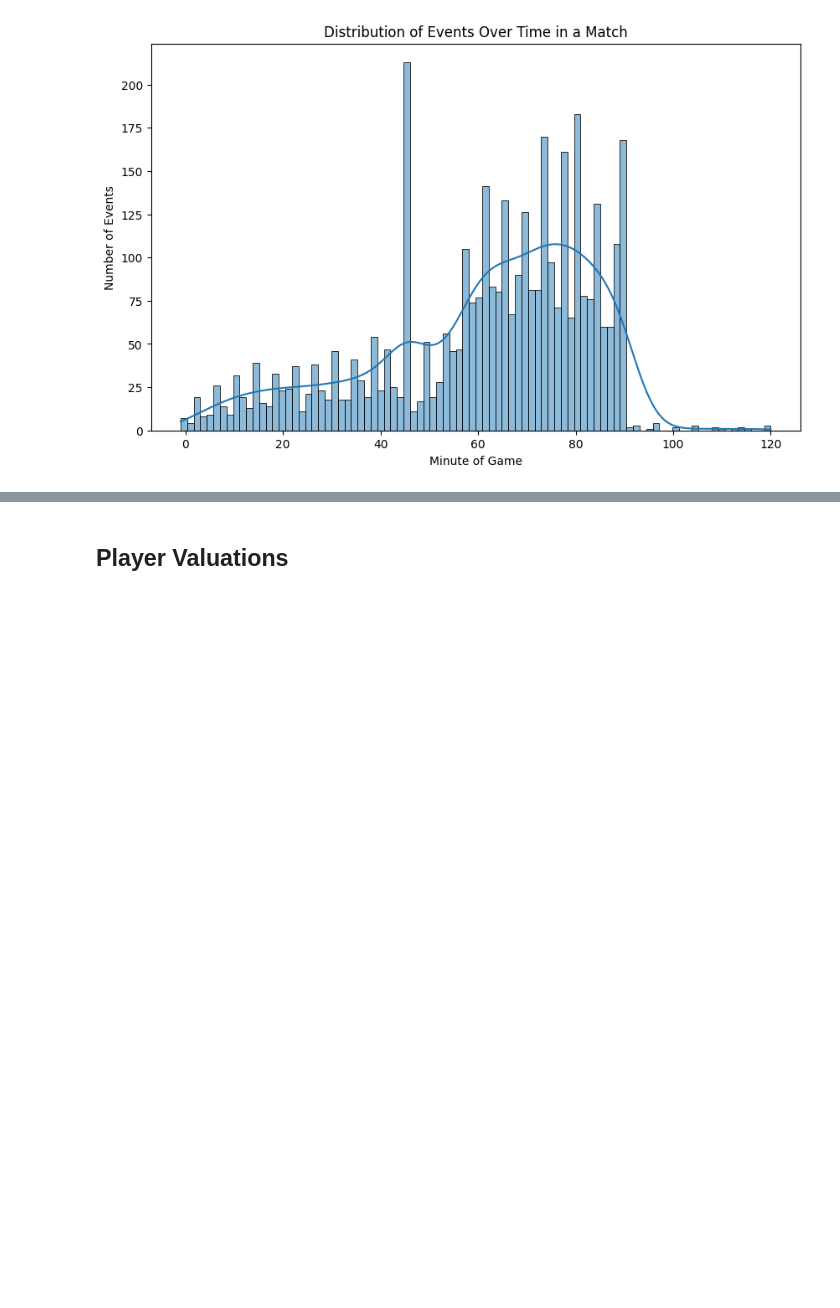
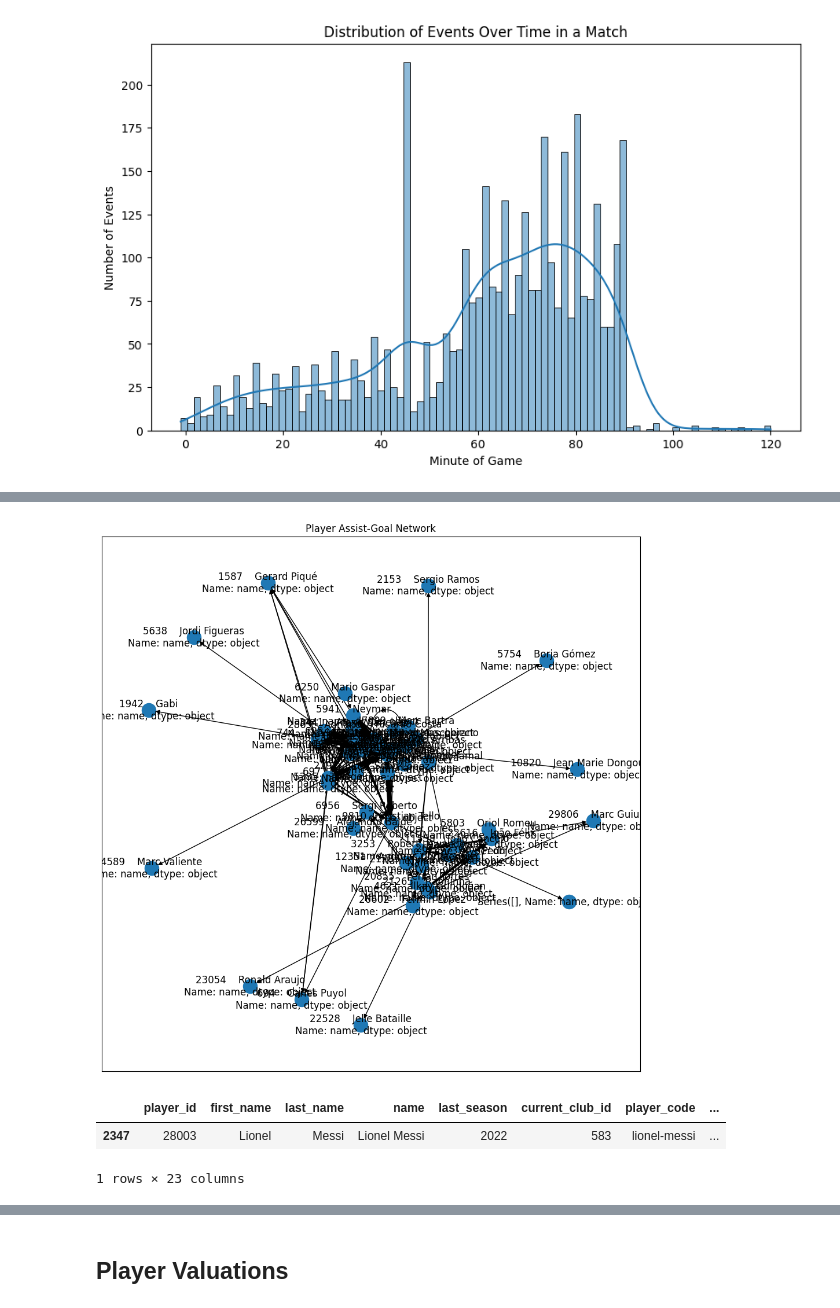
Before and after one commit to Football-Analytics-UCU/Barcelona, a Jupyter notebook: transfrmarket_processing.ipynb, the cells around one changed output, grey strips where cells are left out. Saved outputs shown, nothing was run; the diff lists cells and outputs as text; code cells hidden in the pictures; blank space fills up the shorter version.

```diff
--- a/transfrmarket_processing.ipynb
+++ b/transfrmarket_processing.ipynb
@@ -906,0 +946,15 @@ plt.show()
+# %%
+import pandas as pd
+import networkx as nx
+import matplotlib.pyplot as plt
+
+G = nx.DiGraph()
+for _, row in goal_assist_df.iterrows():
+    if G.has_edge(row['player_assist_id'], row['player_id']):
+        G[row['player_assist_id']][row['player_id']]['weight'] += 1
+    else:
+        G.add_edge(row['player_assist_id'], row['player_id'], weight=1)
+
+for node in G.nodes():
+    G.nodes[node]['name'] = players_df[players_df['player_id'] == node]['name']
+    G.nodes[node]['degree'] = G.degree(node)
@@ -906,0 +1000,22 @@ plt.show()
+# %%
+plt.figure(figsize=(12, 12))
+pos = nx.spring_layout(G)
+
+nx.draw_networkx_nodes(G, pos)
+
+edges = G.edges(data=True)
+weights = [edge[2]['weight'] for edge in edges]
+nx.draw_networkx_edges(G, pos, width=weights)
+
+nx.draw_networkx_labels(G, pos, labels=nx.get_node_attributes(G, 'name'))
+
+plt.title('Player Assist-Goal Network')
+plt.show()
+# %% [output]
+[figure, added]
+# %%
+players_df[players_df['player_id'] == 28003]
+# %% [output]
+|  | player_id | first_name | last_name | name | last_season | current_club_id | player_code | ... |
+| 2347 | 28003 | Lionel | Messi | Lionel Messi | 2022 | 583 | lionel-messi | ... |
+1 rows × 23 columns
```
Also changed, not shown: parts of 29 cells of this notebook.
